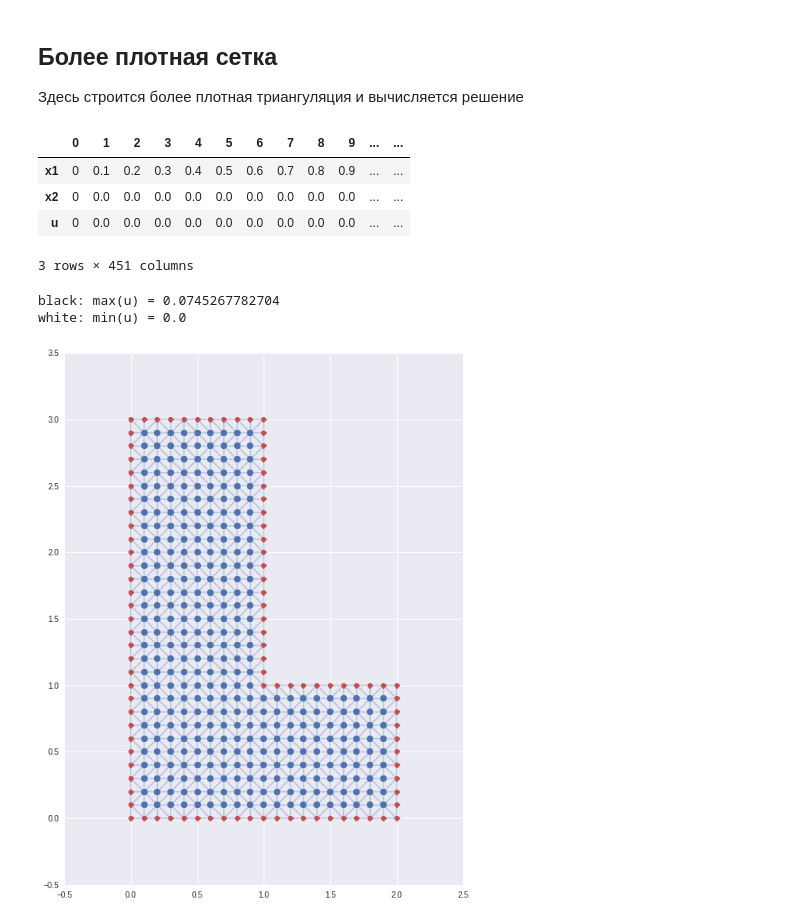
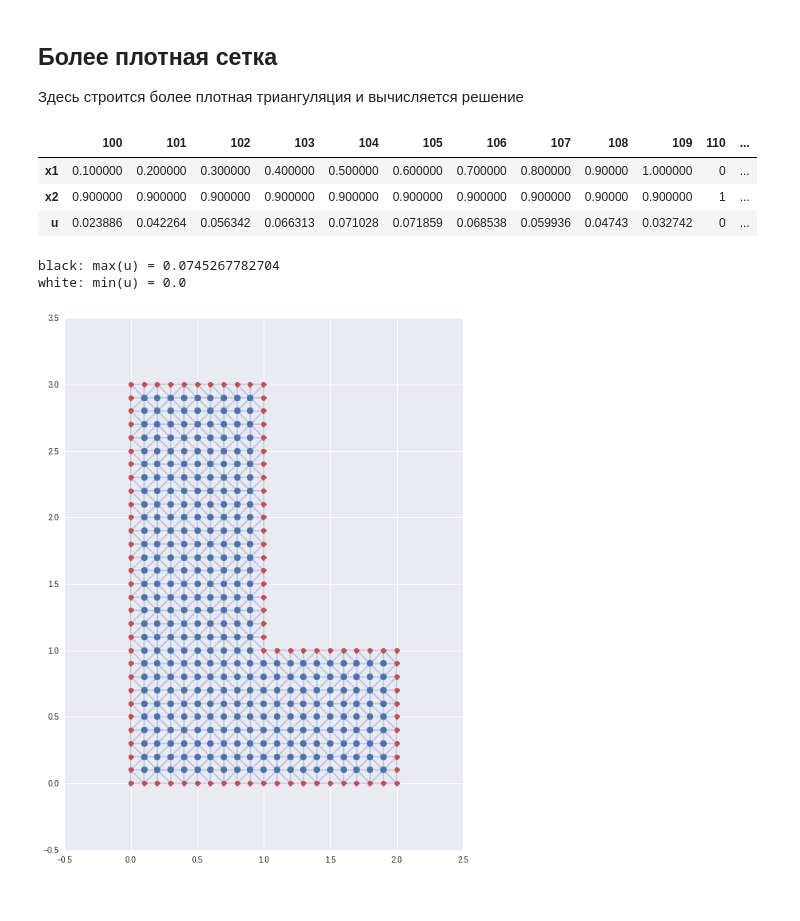
Before and after one commit to nikolaims/appmath-practice-2015, a Jupyter notebook: 11-fem.ipynb, the cells around one changed output. Cells and saved outputs as stored; diff of their text form; code cells hidden in the pictures.

```diff
--- a/11-fem.ipynb
+++ b/11-fem.ipynb
@@ -138,19 +142,18 @@ white: min(u) = 0.0
 # %%
 h = 0.1
 det = h**2
 points, tri, inner_points, inner_points_index = make_tri(h)
 u = solve()
 udata = pd.DataFrame(data=np.array([points[:,0], points[:,1], u]), index=['x1', 'x2', 'u'])
-display(udata)
+display(udata.iloc[:,100:115])
 plot_tri()
 plot_solution()
 # %% [output]
-|  | 0 | 1 | 2 | 3 | 4 | 5 | 6 | 7 | 8 | 9 | ... | ... |
-| x1 | 0 | 0.1 | 0.2 | 0.3 | 0.4 | 0.5 | 0.6 | 0.7 | 0.8 | 0.9 | ... | ... |
-| x2 | 0 | 0.0 | 0.0 | 0.0 | 0.0 | 0.0 | 0.0 | 0.0 | 0.0 | 0.0 | ... | ... |
-| u | 0 | 0.0 | 0.0 | 0.0 | 0.0 | 0.0 | 0.0 | 0.0 | 0.0 | 0.0 | ... | ... |
+|  | 100 | 101 | 102 | 103 | 104 | 105 | 106 | 107 | 108 | 109 | 110 | ... |
+| x1 | 0.100000 | 0.200000 | 0.300000 | 0.400000 | 0.500000 | 0.600000 | 0.700000 | 0.800000 | 0.90000 | 1.000000 | 0 | ... |
+| x2 | 0.900000 | 0.900000 | 0.900000 | 0.900000 | 0.900000 | 0.900000 | 0.900000 | 0.900000 | 0.90000 | 0.900000 | 1 | ... |
+| u | 0.023886 | 0.042264 | 0.056342 | 0.066313 | 0.071028 | 0.071859 | 0.068538 | 0.059936 | 0.04743 | 0.032742 | 0 | ... |
-3 rows × 451 columns
+black: max(u) = 0.0745267782704
+white: min(u) = 0.0
-black: max(u) = 0.0745267782704
-white: min(u) = 0.0
 [figure]
 [figure]
```
Also changed, not shown: parts of 1 cell of this notebook.
